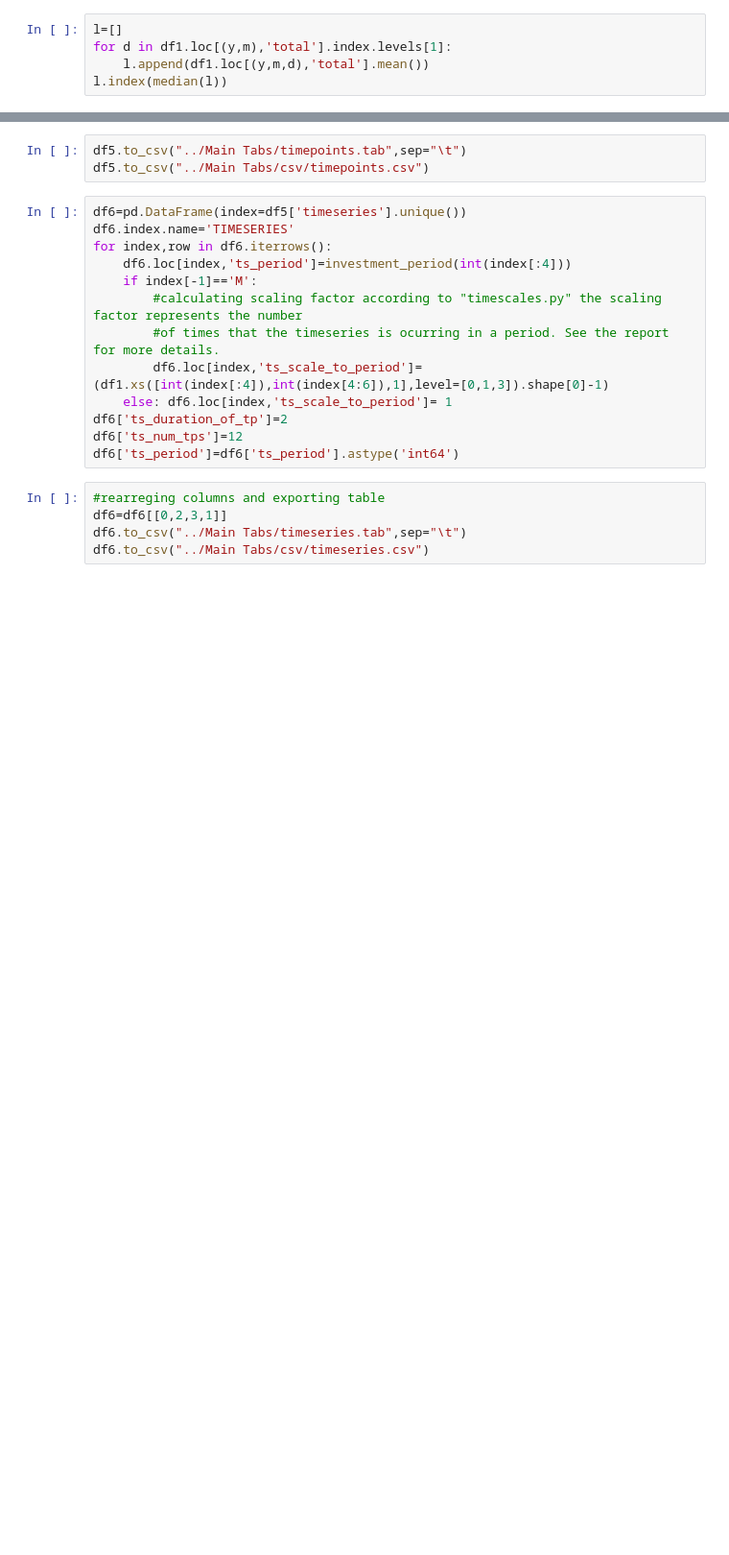
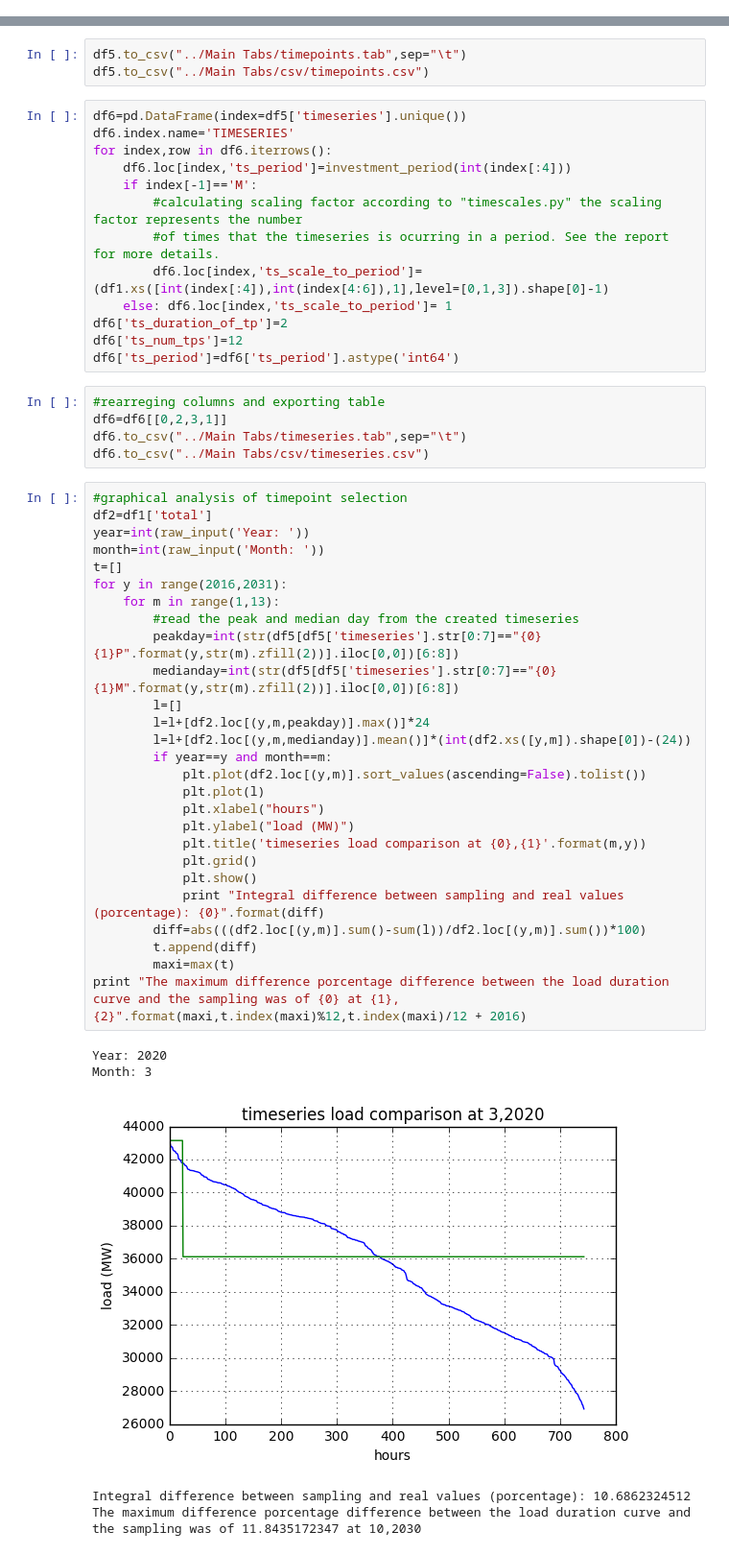
Before and after one commit to sergiocastellanos/switch_mexico_data, a Jupyter notebook: Loads/Timepoints and timeseries creation.ipynb, the cells around one changed output, grey strips where cells are left out. Shown at 96% size. Drawn from its saved outputs; the diff is of its cells as text; blank space fills up the shorter version.

Commit message:
Corrected weighting poblem and added load checking Added description to the script about how to check if the timeseries is accurately represeting the loads

```diff
--- a/Loads/Timepoints and timeseries creation.ipynb
+++ b/Loads/Timepoints and timeseries creation.ipynb
@@ -12,8 +13,3 @@ def investment_period(y):
     else: return 2030
 df1=pd.read_csv("Medium scenario/OrganizedTables/HourlyLoadPerNode.csv",index_col=range(4),dtype=np.float64)
 df1['total']=df1.sum(axis=1)
-# %%
-l=[]
-for d in df1.loc[(y,m),'total'].index.levels[1]:
-    l.append(df1.loc[(y,m,d),'total'].mean())
-l.index(median(l))
@@ -85,3 +79,36 @@ df6['ts_period']=df6['ts_period'].astype('int64')
 df6=df6[[0,2,3,1]]
 df6.to_csv("../Main Tabs/timeseries.tab",sep="\t")
 df6.to_csv("../Main Tabs/csv/timeseries.csv")
+# %%
+#graphical analysis of timepoint selection
+df2=df1['total']
+year=int(raw_input('Year: '))
+month=int(raw_input('Month: '))
+t=[]
+for y in range(2016,2031):
+    for m in range(1,13):
+        #read the peak and median day from the created timeseries
+        peakday=int(str(df5[df5['timeseries'].str[0:7]=="{0}{1}P".format(y,str(m).zfill(2))].iloc[0,0])[6:8])
+        medianday=int(str(df5[df5['timeseries'].str[0:7]=="{0}{1}M".format(y,str(m).zfill(2))].iloc[0,0])[6:8])
+        l=[]
+        l=l+[df2.loc[(y,m,peakday)].max()]*24
+        l=l+[df2.loc[(y,m,medianday)].mean()]*(int(df2.xs([y,m]).shape[0])-(24))
+        if year==y and month==m:
+            plt.plot(df2.loc[(y,m)].sort_values(ascending=False).tolist())
+            plt.plot(l)
+            plt.xlabel("hours")
+            plt.ylabel("load (MW)")
+            plt.title('timeseries load comparison at {0},{1}'.format(m,y))
+            plt.grid()
+            plt.show()
+            print "Integral difference between sampling and real values (porcentage): {0}".format(diff)
+        diff=abs(((df2.loc[(y,m)].sum()-sum(l))/df2.loc[(y,m)].sum())*100)
+        t.append(diff)
+        maxi=max(t)
+print "The maximum difference porcentage difference between the load duration curve and the sampling was of {0} at {1},{2}".format(maxi,t.index(maxi)%12,t.index(maxi)/12 + 2016)
+# %% [output]
+Year: 2020
+Month: 3
+[figure, added]
+Integral difference between sampling and real values (porcentage): 10.6862324512
+The maximum difference porcentage difference between the load duration curve and the sampling was of 11.8435172347 at 10,2030
```
Also changed, not shown: parts of 2 cells of this notebook, 2 other files.
